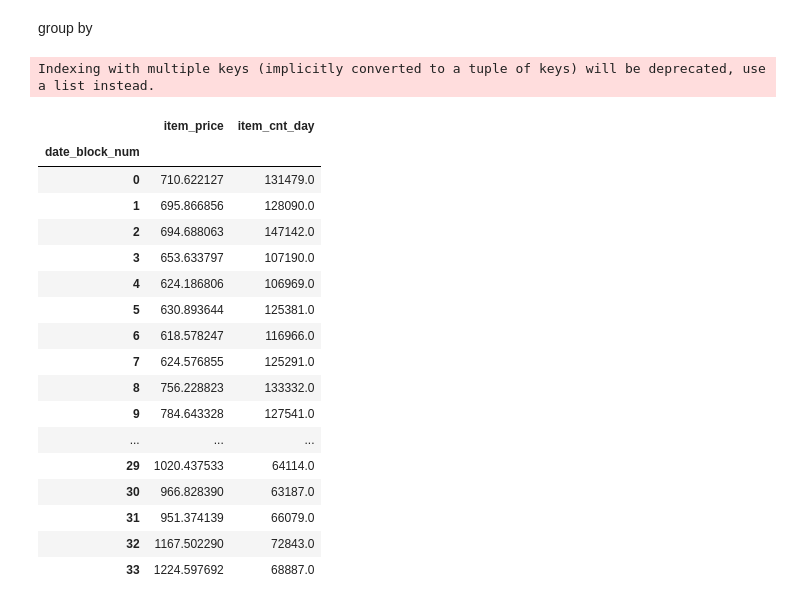
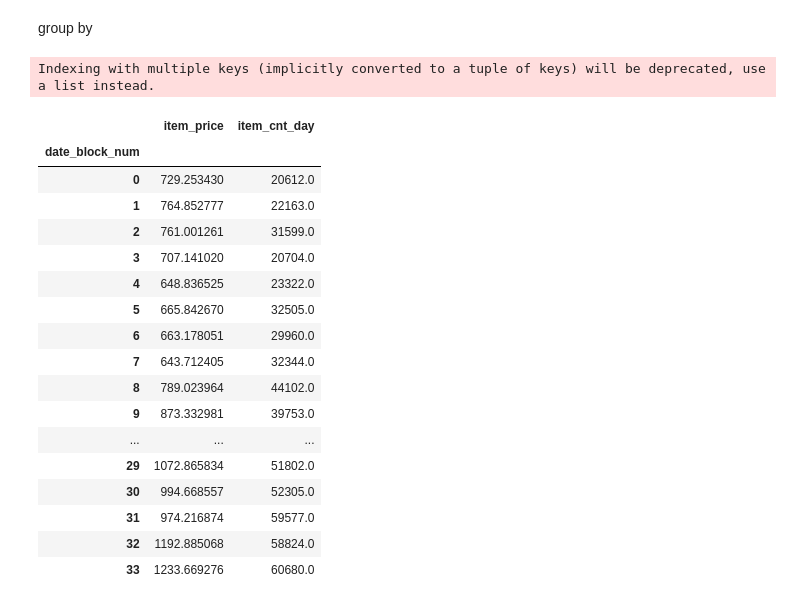
Before and after one commit to X1anghe/AIDM, a Jupyter notebook: Assignment2/src/DataVisualisation.ipynb, the cells around one changed output. Saved outputs shown, nothing was run; the diff lists cells and outputs as text; code cells hidden in the pictures.

```diff
--- a/Assignment2/src/DataVisualisation.ipynb
+++ b/Assignment2/src/DataVisualisation.ipynb
@@ -575,0 +567,9 @@ train
+# %%
+train_test.loc[train_test.shop_id == 0, 'shop_id'] = 57
+test.loc[test.shop_id == 0, 'shop_id'] = 57
+# Якутск ТЦ "Центральный"
+train_test.loc[train_test.shop_id == 1, 'shop_id'] = 58
+test.loc[test.shop_id == 1, 'shop_id'] = 58
+# Жуковский ул. Чкалова 39м²
+train_test.loc[train_test.shop_id == 10, 'shop_id'] = 11
+test.loc[test.shop_id == 10, 'shop_id'] = 11
@@ -575,0 +685,6 @@ train
+# %%
+diff = compare_df(train_test, test, ["sales", "test", 'shop_id'])
+# %%
+for i in diff:
+    train_test[train_test['shop_id'] == i] = -1
+train_test = train_test[train_test['shop_id'] > 0]
@@ -575,0 +711,5 @@ train
+# %%
+diff_item = compare_df(train_test, test, ["train_test", "test", 'item_id'])
+for i in diff_item:
+    train_test[train_test['item_id'] == i] = -1
+train_test = train_test[train_test['item_id'] > 0]
@@ -580,23 +736,23 @@ train
 # %%
-train.groupby(["date_block_num"])[
+train_test.groupby(["date_block_num"])[
     "item_price","item_cnt_day"].agg({"item_price":"mean","item_cnt_day":"sum"})
 # %% [output]
 Indexing with multiple keys (implicitly converted to a tuple of keys) will be deprecated, use a list instead.
 |  | item_price | item_cnt_day |
 | date_block_num |  |  |
-| 0 | 710.622127 | 131479.0 |
-| 1 | 695.866856 | 128090.0 |
-| 2 | 694.688063 | 147142.0 |
-| 3 | 653.633797 | 107190.0 |
-| 4 | 624.186806 | 106969.0 |
-| 5 | 630.893644 | 125381.0 |
-| 6 | 618.578247 | 116966.0 |
-| 7 | 624.576855 | 125291.0 |
-| 8 | 756.228823 | 133332.0 |
-| 9 | 784.643328 | 127541.0 |
+| 0 | 729.253430 | 20612.0 |
+| 1 | 764.852777 | 22163.0 |
+| 2 | 761.001261 | 31599.0 |
+| 3 | 707.141020 | 20704.0 |
+| 4 | 648.836525 | 23322.0 |
+| 5 | 665.842670 | 32505.0 |
+| 6 | 663.178051 | 29960.0 |
+| 7 | 643.712405 | 32344.0 |
+| 8 | 789.023964 | 44102.0 |
+| 9 | 873.332981 | 39753.0 |
 | ... | ... | ... |
-| 29 | 1020.437533 | 64114.0 |
-| 30 | 966.828390 | 63187.0 |
-| 31 | 951.374139 | 66079.0 |
-| 32 | 1167.502290 | 72843.0 |
-| 33 | 1224.597692 | 68887.0 |
+| 29 | 1072.865834 | 51802.0 |
+| 30 | 994.668557 | 52305.0 |
+| 31 | 974.216874 | 59577.0 |
+| 32 | 1192.885068 | 58824.0 |
+| 33 | 1233.669276 | 60680.0 |
```
Also changed, not shown: parts of 21 cells of this notebook.
